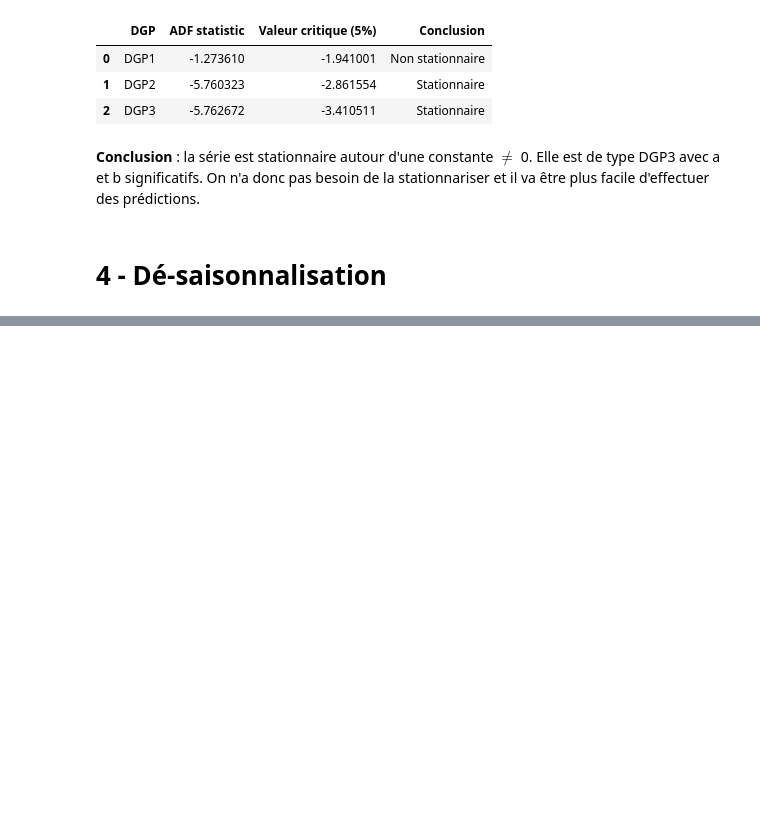
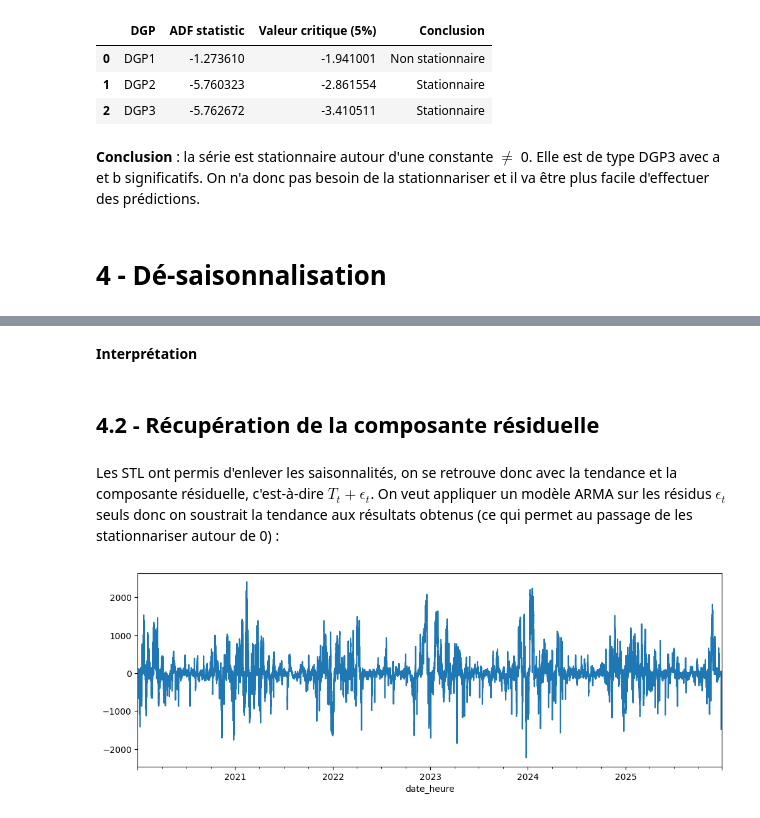
Before and after one commit to angelagrimaud/projet_pythonds, a Jupyter notebook: notebooks/pred_conso.ipynb, the cells around one changed output, grey strips where cells are left out. Saved outputs shown, nothing was run; the diff lists cells and outputs as text; code cells hidden in the pictures; blank space fills up the shorter version.

```diff
--- a/notebooks/pred_conso.ipynb
+++ b/notebooks/pred_conso.ipynb
@@ -154,0 +178,11 @@ plt.show()
+# %% [markdown]
+**Interprétation**
+# %% [markdown]
+## 4.2 - Récupération de la composante résiduelle
+# %% [markdown]
+Les STL ont permis d'enlever les saisonnalités, on se retrouve donc avec la tendance et la composante résiduelle, c'est-à-dire $ T_t + \epsilon _t$. On veut appliquer un modèle ARMA sur les résidus $\epsilon _t$ seuls donc on soustrait la tendance aux résultats obtenus (ce qui permet au passage de les stationnariser autour de 0) :
+# %%
+residuals_stationary = residuals - res_monthly.trend
+residuals_stationary.plot(figsize=(12,4));
+# %% [output]
+[figure, added]
```
Also changed, not shown: parts of 39 cells of this notebook, 1 other file.
